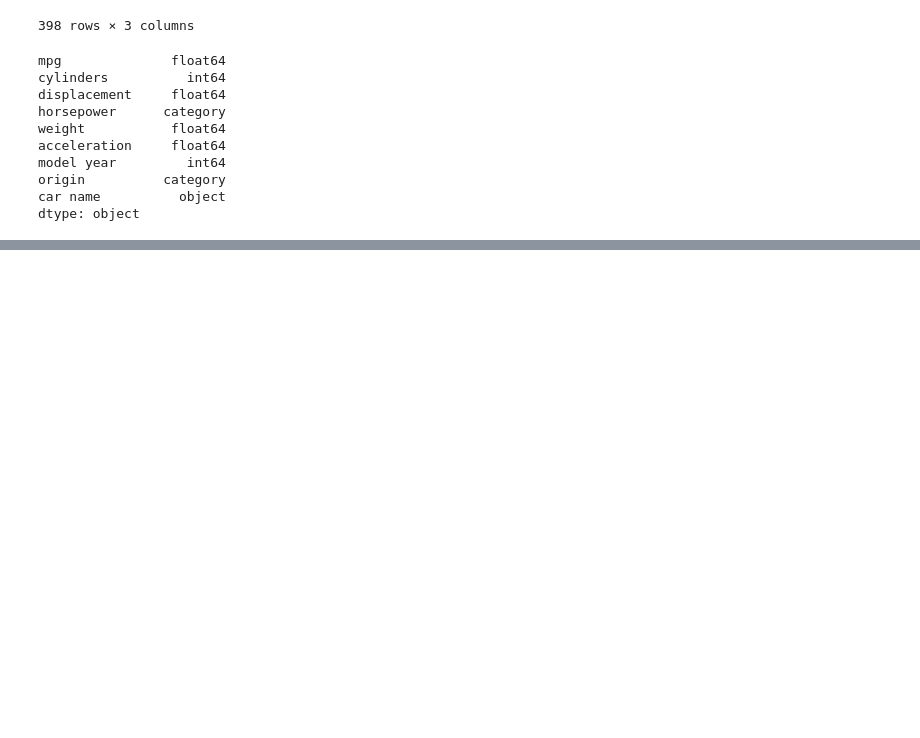
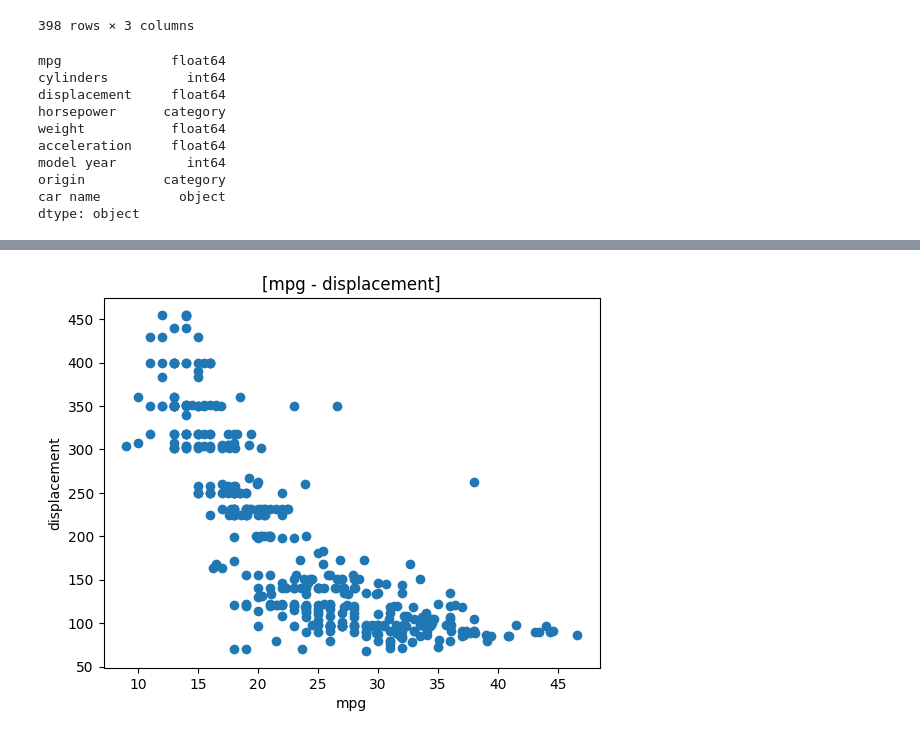
Before and after one commit to Schubert3275/KDT-Pandas_Study, a Jupyter notebook: DAY_08/ex_scatter_plot.ipynb, the cells around one changed output, grey strips where cells are left out. Saved outputs shown, nothing was run; the diff lists cells and outputs as text; code cells hidden in the pictures; blank space fills up the shorter version.

```diff
--- a/DAY_08/ex_scatter_plot.ipynb
+++ b/DAY_08/ex_scatter_plot.ipynb
@@ -280,0 +322,8 @@ dtype: object
+# %%
+plt.scatter(mpgDF['mpg'], mpgDF['displacement'])
+plt.xlabel('mpg')
+plt.ylabel('displacement')
+plt.title('[mpg - displacement]')
+plt.show()
+# %% [output]
+[figure, added]
```
Also changed, not shown: parts of 30 cells of this notebook, 2 other files.
